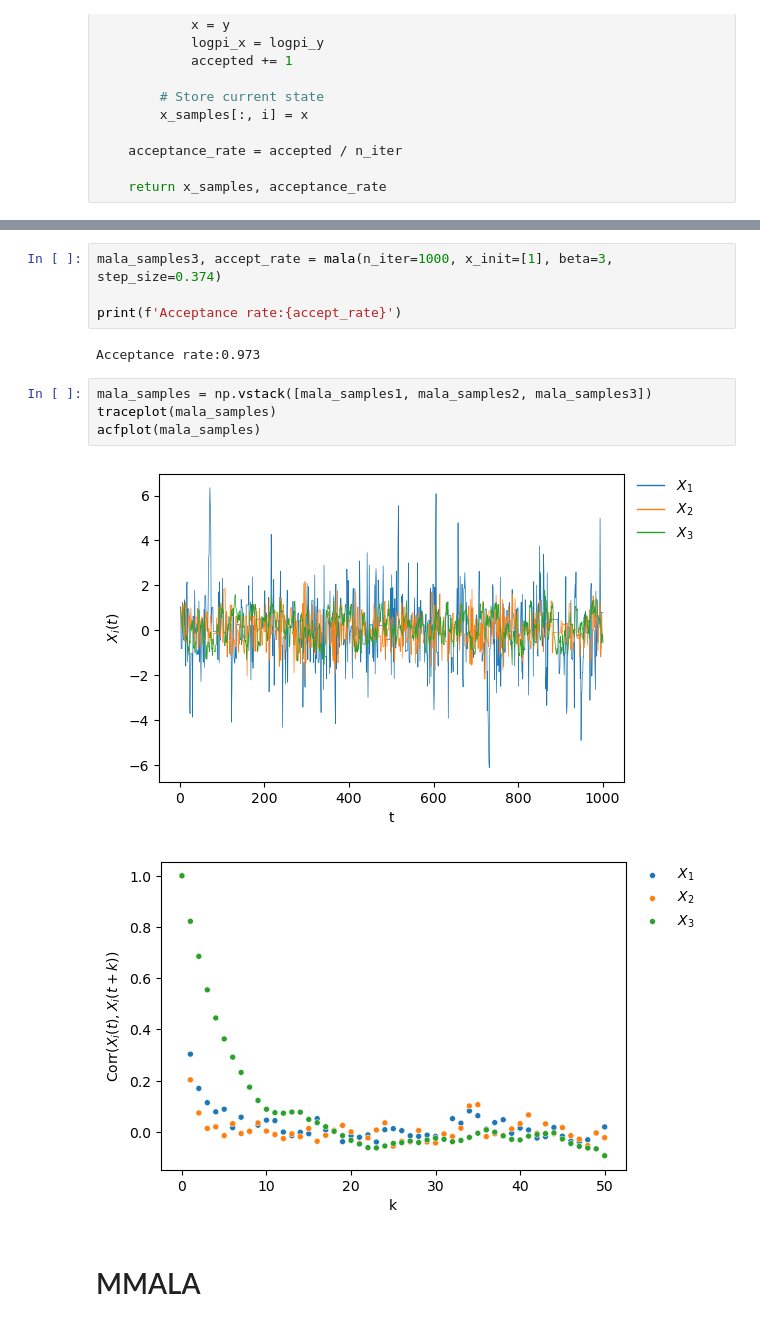
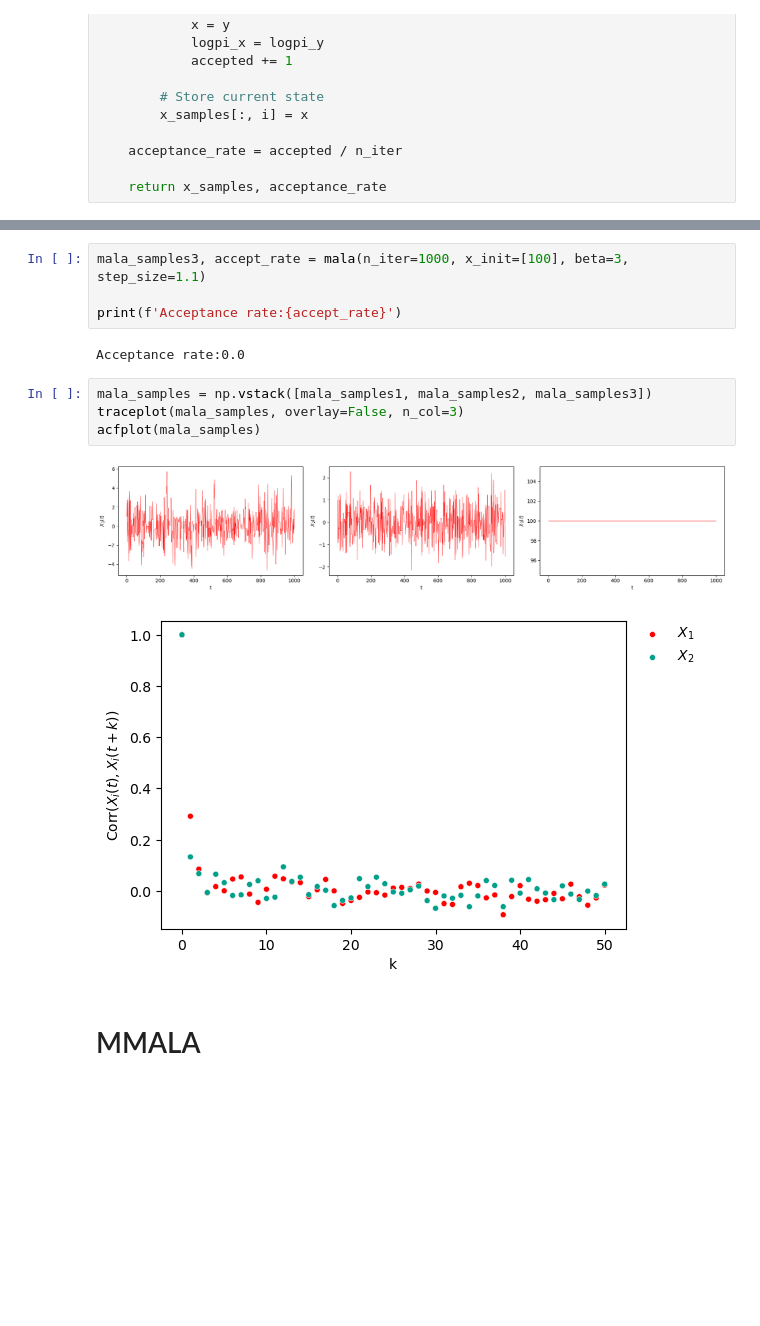
Before and after one commit to bartolomeou/FYP, a Jupyter notebook: manifold_mcmc.ipynb, the cells around one changed output, grey strips where cells are left out. Drawn from its saved outputs; the diff is of its cells as text; blank space fills up the shorter version.

```diff
--- a/manifold_mcmc.ipynb
+++ b/manifold_mcmc.ipynb
@@ -128,16 +128,16 @@ Acceptance rate:0.563
 # %%
-mala_samples3, accept_rate = mala(n_iter=1000, x_init=[1], beta=3, step_size=0.374)
+mala_samples3, accept_rate = mala(n_iter=1000, x_init=[100], beta=3, step_size=1.1)
 
 print(f'Acceptance rate:{accept_rate}')
 # %% [output]
-Acceptance rate:0.973
+Acceptance rate:0.0
 # %%
 mala_samples = np.vstack([mala_samples1, mala_samples2, mala_samples3])
-traceplot(mala_samples)
+traceplot(mala_samples, overlay=False, n_col=3)
 acfplot(mala_samples)
 # %% [output]
-[figure, old version]
+[figure, new version]
-[figure, old version]
+[figure, new version]
 # %% [markdown]
 # MMALA
 # %% [markdown]
```
Also changed, not shown: parts of 18 cells of this notebook, 4 other files.
